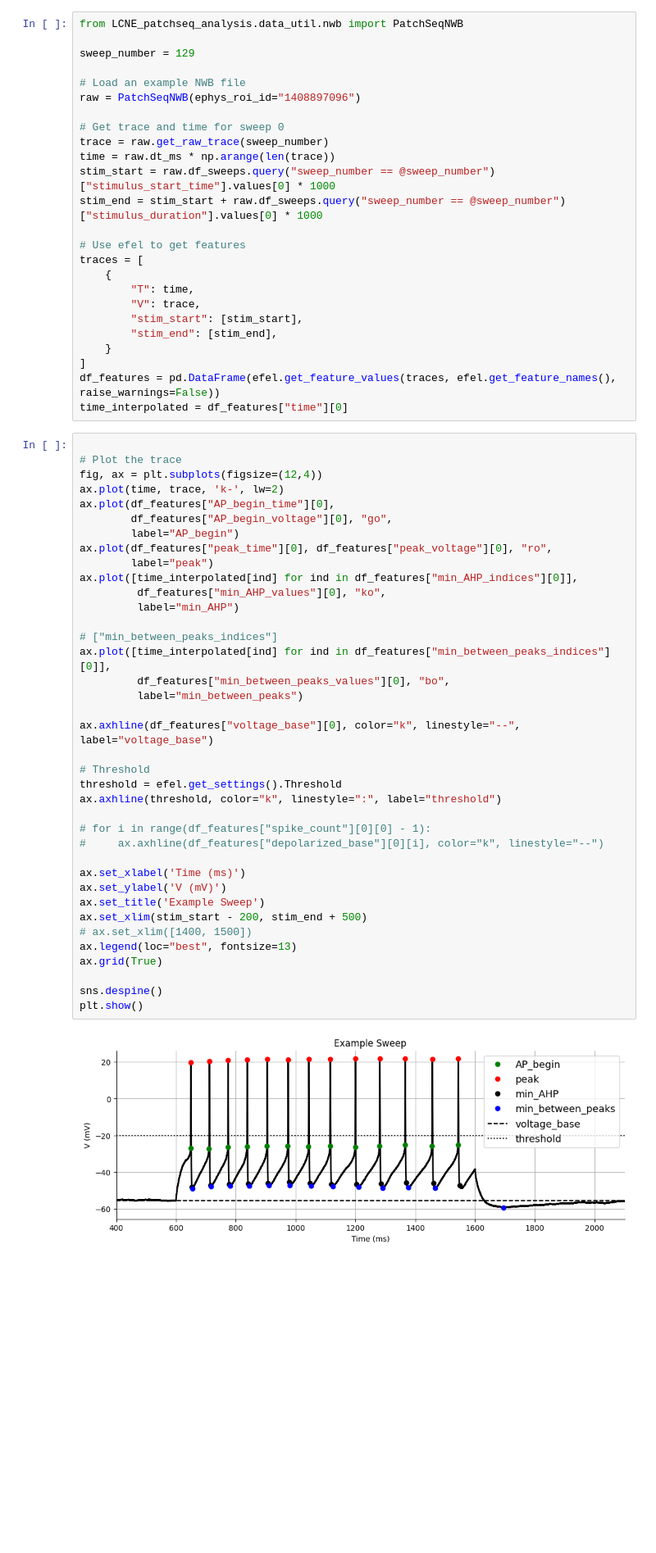
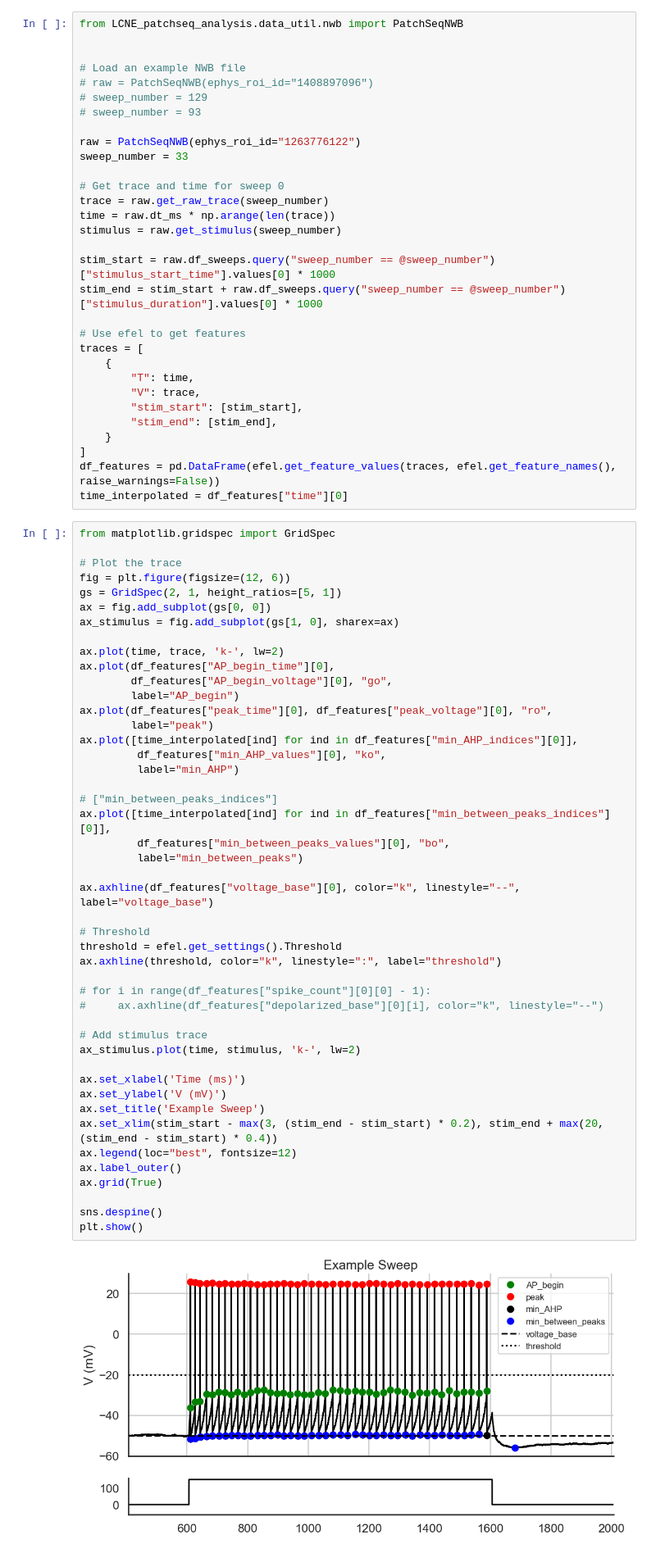
Before and after one commit to AllenNeuralDynamics/LCNE-patchseq-analysis, a Jupyter notebook: notebook/efel.ipynb, the cells around one changed output. Shown at 82% size. Saved outputs shown, nothing was run; the diff lists cells and outputs as text; blank space fills up the shorter version.

```diff
--- a/notebook/efel.ipynb
+++ b/notebook/efel.ipynb
@@ -68,14 +68,20 @@ inactivation_tc_end_skip: 10
 # %%
 from LCNE_patchseq_analysis.data_util.nwb import PatchSeqNWB
 
-sweep_number = 129
 
 # Load an example NWB file
-raw = PatchSeqNWB(ephys_roi_id="1408897096")
+# raw = PatchSeqNWB(ephys_roi_id="1408897096")
+# sweep_number = 129
+# sweep_number = 93
+
+raw = PatchSeqNWB(ephys_roi_id="1263776122")
+sweep_number = 33
 
 # Get trace and time for sweep 0
 trace = raw.get_raw_trace(sweep_number)
 time = raw.dt_ms * np.arange(len(trace))
+stimulus = raw.get_stimulus(sweep_number)
+
 stim_start = raw.df_sweeps.query("sweep_number == @sweep_number")["stimulus_start_time"].values[0] * 1000
 stim_end = stim_start + raw.df_sweeps.query("sweep_number == @sweep_number")["stimulus_duration"].values[0] * 1000
 
@@ -91,45 +97,53 @@ traces = [
 df_features = pd.DataFrame(efel.get_feature_values(traces, efel.get_feature_names(), raise_warnings=False))
 time_interpolated = df_features["time"][0]
 # %%
+from matplotlib.gridspec import GridSpec
 
 # Plot the trace
-fig, ax = plt.subplots(figsize=(12,4))
+fig = plt.figure(figsize=(12, 6))
+gs = GridSpec(2, 1, height_ratios=[5, 1])
+ax = fig.add_subplot(gs[0, 0])
+ax_stimulus = fig.add_subplot(gs[1, 0], sharex=ax)
+
 ax.plot(time, trace, 'k-', lw=2)
 ax.plot(df_features["AP_begin_time"][0],
         df_features["AP_begin_voltage"][0], "go",
         label="AP_begin")
 ax.plot(df_features["peak_time"][0], df_features["peak_voltage"][0], "ro",
         label="peak")
 ax.plot([time_interpolated[ind] for ind in df_features["min_AHP_indices"][0]],
          df_features["min_AHP_values"][0], "ko",
          label="min_AHP")
 
 # ["min_between_peaks_indices"]
 ax.plot([time_interpolated[ind] for ind in df_features["min_between_peaks_indices"][0]],
          df_features["min_between_peaks_values"][0], "bo",
          label="min_between_peaks")
 
 ax.axhline(df_features["voltage_base"][0], color="k", linestyle="--", label="voltage_base")
 
 # Threshold
 threshold = efel.get_settings().Threshold
 ax.axhline(threshold, color="k", linestyle=":", label="threshold")
 
 # for i in range(df_features["spike_count"][0][0] - 1):
 #     ax.axhline(df_features["depolarized_base"][0][i], color="k", linestyle="--")
 
+# Add stimulus trace
+ax_stimulus.plot(time, stimulus, 'k-', lw=2)
+
 ax.set_xlabel('Time (ms)')
 ax.set_ylabel('V (mV)')
 ax.set_title('Example Sweep')
-ax.set_xlim(stim_start - 200, stim_end + 500)
-# ax.set_xlim([1400, 1500])
-ax.legend(loc="best", fontsize=13)
+ax.set_xlim(stim_start - max(3, (stim_end - stim_start) * 0.2), stim_end + max(20, (stim_end - stim_start) * 0.4))
+ax.legend(loc="best", fontsize=12)
+ax.label_outer()
 ax.grid(True)
 
 sns.despine()
 plt.show()
 # %% [output]
-[figure, old version]
+[figure, new version]
 # %%
 def five_point_stencil_derivative(x, t):
     """
```
Also changed, not shown: parts of 7 cells of this notebook.
